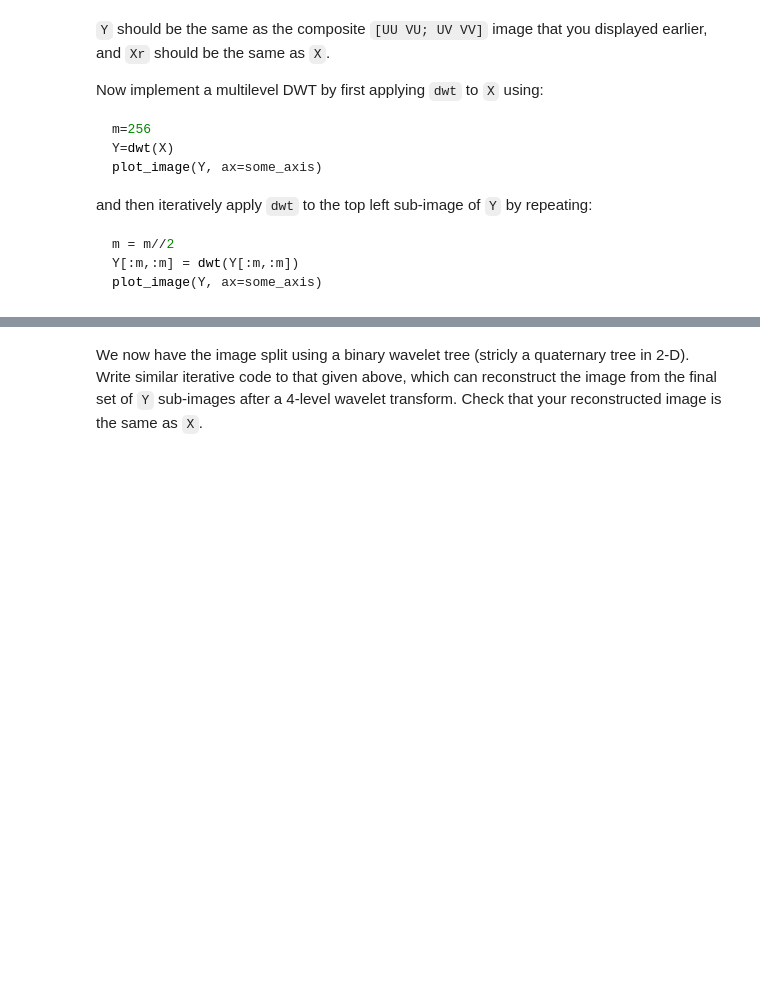
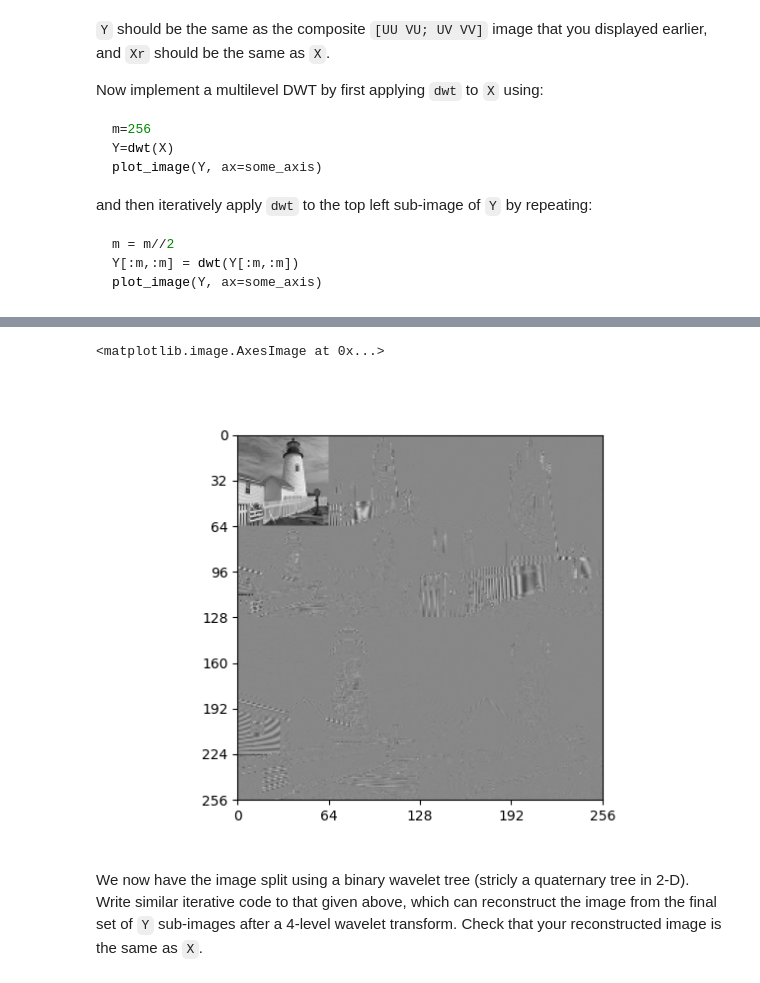
Before and after one commit to edwardtownsend/sf2, a Jupyter notebook: 9-dwt.ipynb, the cells around one changed output, grey strips where cells are left out. Saved outputs shown, nothing was run; the diff lists cells and outputs as text; code cells hidden in the pictures; blank space fills up the shorter version.

```diff
--- a/9-dwt.ipynb
+++ b/9-dwt.ipynb
@@ -295,3 +324,11 @@ plot_image(Y, ax=some_axis)
+# %%
+m = m//2
+Y[:m,:m] = dwt(Y[:m,:m])
+fig, ax = plt.subplots()
+plot_image(Y, ax=ax)
+# %% [output]
+<matplotlib.image.AxesImage at 0x...>
+[figure, added]
 # %% [markdown]
 We now have the image split using a binary wavelet tree (stricly a
 quaternary tree in 2-D).  Write
```
Also changed, not shown: parts of 20 cells of this notebook, 1 other file.
